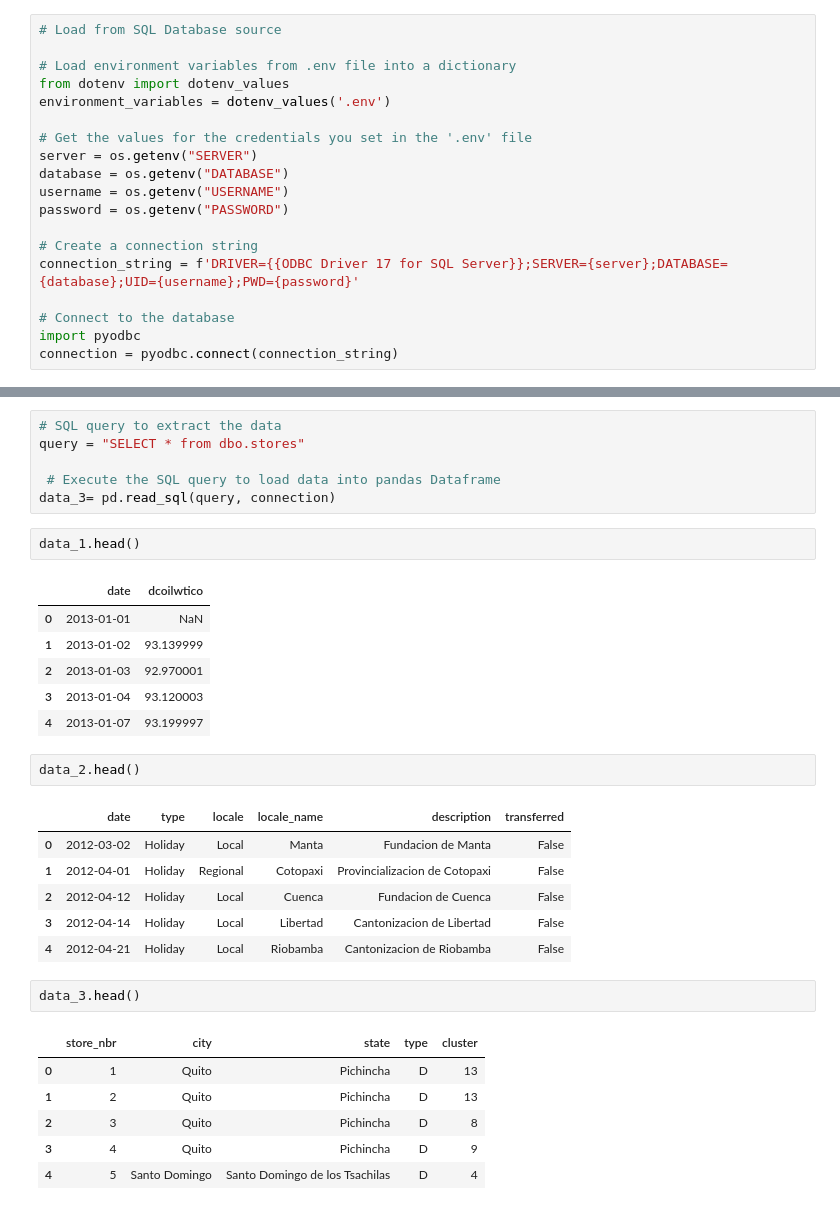
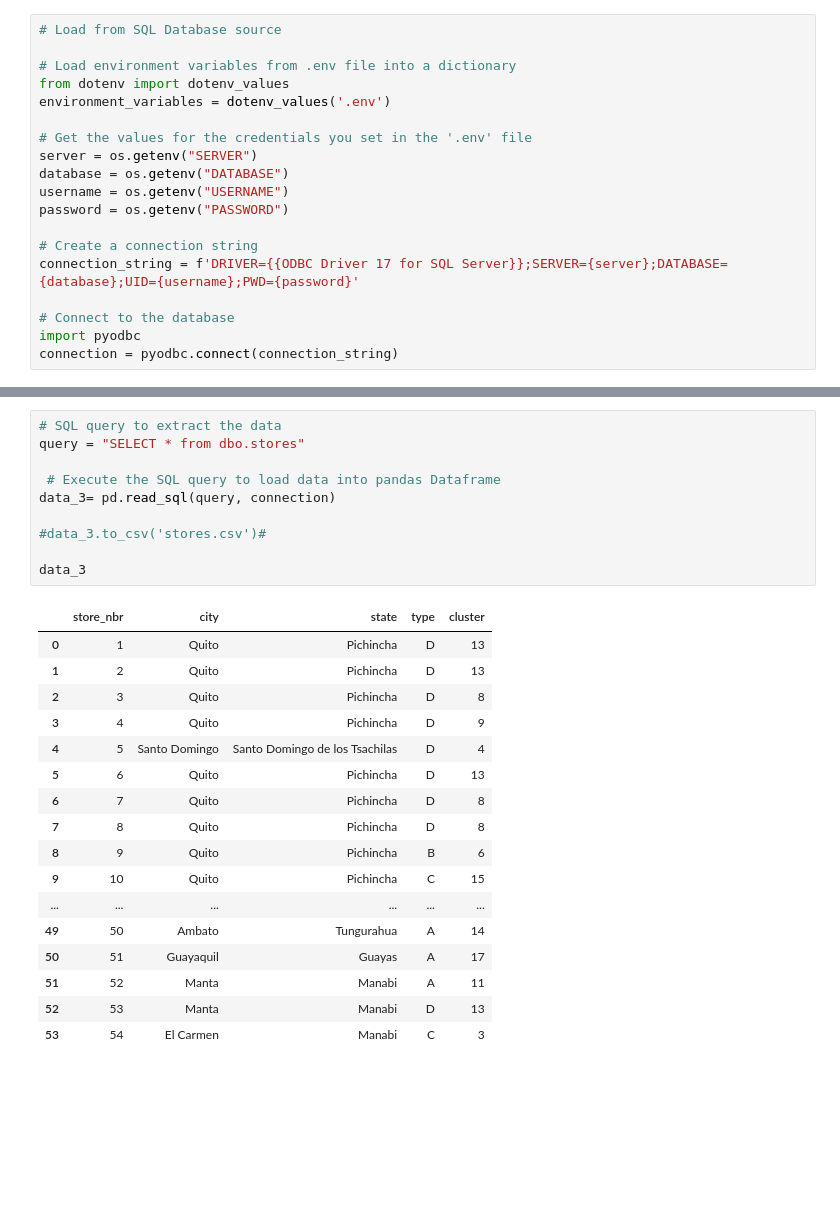
Before and after one commit to mabrony/Time-series-analysis-project, a Jupyter notebook: timeseries.ipynb, the cells around one changed output, grey strips where cells are left out. Saved outputs shown, nothing was run; the diff lists cells and outputs as text; blank space fills up the shorter version.

```diff
--- a/timeseries.ipynb
+++ b/timeseries.ipynb
@@ -155,33 +240,28 @@ data_2= pd.read_sql(query, connection)
 # %%
 # SQL query to extract the data
 query = "SELECT * from dbo.stores"
 
  # Execute the SQL query to load data into pandas Dataframe
 data_3= pd.read_sql(query, connection)
+
+#data_3.to_csv('stores.csv')#
+
+data_3
+# %% [output]
+|  | store_nbr | city | state | type | cluster |
+| 0 | 1 | Quito | Pichincha | D | 13 |
+| 1 | 2 | Quito | Pichincha | D | 13 |
+| 2 | 3 | Quito | Pichincha | D | 8 |
+| 3 | 4 | Quito | Pichincha | D | 9 |
+| 4 | 5 | Santo Domingo | Santo Domingo de los Tsachilas | D | 4 |
+| 5 | 6 | Quito | Pichincha | D | 13 |
+| 6 | 7 | Quito | Pichincha | D | 8 |
+| 7 | 8 | Quito | Pichincha | D | 8 |
+| 8 | 9 | Quito | Pichincha | B | 6 |
+| 9 | 10 | Quito | Pichincha | C | 15 |
+| ... | ... | ... | ... | ... | ... |
+| 49 | 50 | Ambato | Tungurahua | A | 14 |
+| 50 | 51 | Guayaquil | Guayas | A | 17 |
+| 51 | 52 | Manta | Manabi | A | 11 |
+| 52 | 53 | Manta | Manabi | D | 13 |
+| 53 | 54 | El Carmen | Manabi | C | 3 |
-# %%
-data_1.head()
-# %% [output]
-|  | date | dcoilwtico |
-| 0 | 2013-01-01 | NaN |
-| 1 | 2013-01-02 | 93.139999 |
-| 2 | 2013-01-03 | 92.970001 |
-| 3 | 2013-01-04 | 93.120003 |
-| 4 | 2013-01-07 | 93.199997 |
-# %%
-data_2.head()
-# %% [output]
-|  | date | type | locale | locale_name | description | transferred |
-| 0 | 2012-03-02 | Holiday | Local | Manta | Fundacion de Manta | False |
-| 1 | 2012-04-01 | Holiday | Regional | Cotopaxi | Provincializacion de Cotopaxi | False |
-| 2 | 2012-04-12 | Holiday | Local | Cuenca | Fundacion de Cuenca | False |
-| 3 | 2012-04-14 | Holiday | Local | Libertad | Cantonizacion de Libertad | False |
-| 4 | 2012-04-21 | Holiday | Local | Riobamba | Cantonizacion de Riobamba | False |
-# %%
-data_3.head()
-# %% [output]
-|  | store_nbr | city | state | type | cluster |
-| 0 | 1 | Quito | Pichincha | D | 13 |
-| 1 | 2 | Quito | Pichincha | D | 13 |
-| 2 | 3 | Quito | Pichincha | D | 8 |
-| 3 | 4 | Quito | Pichincha | D | 9 |
-| 4 | 5 | Santo Domingo | Santo Domingo de los Tsachilas | D | 4 |
```
Also changed, not shown: parts of 35 cells of this notebook.
